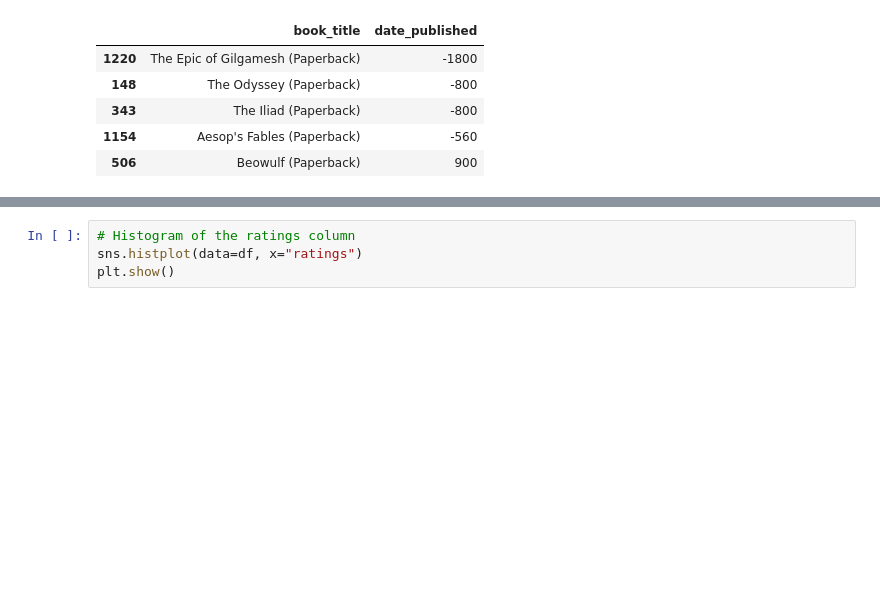
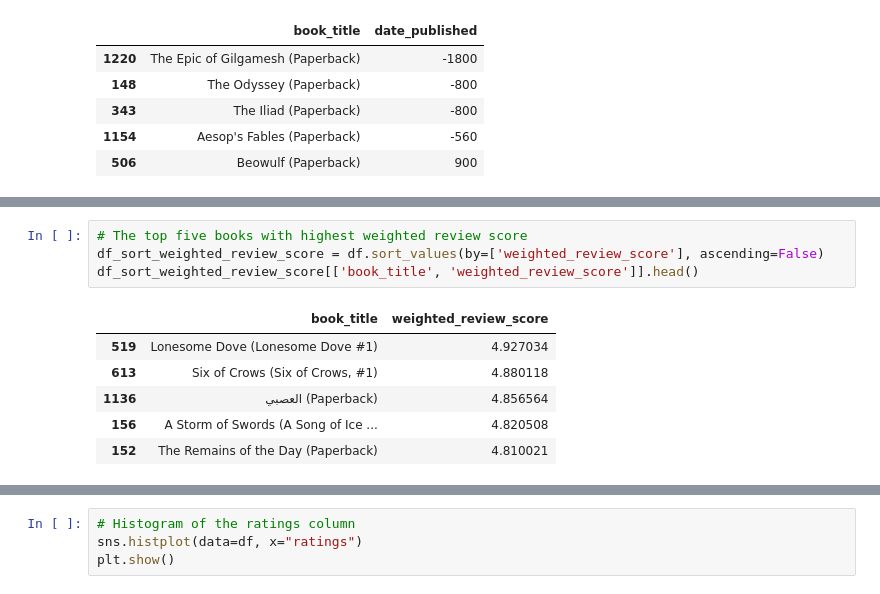
Before and after one commit to codeteme/goodreads_sales_prediction, a Jupyter notebook: scripts/analysis.ipynb, the cells around one changed output, grey strips where cells are left out. Drawn from its saved outputs; the diff is of its cells as text; blank space fills up the shorter version.

```diff
--- a/scripts/analysis.ipynb
+++ b/scripts/analysis.ipynb
@@ -145,0 +155,11 @@ df_sort_book_shelves[['book_title', 'date_published']].head()
+# %%
+# The top five books with highest weighted review score
+df_sort_weighted_review_score = df.sort_values(by=['weighted_review_score'], ascending=False)
+df_sort_weighted_review_score[['book_title', 'weighted_review_score']].head()
+# %% [output]
+|  | book_title | weighted_review_score |
+| 519 | Lonesome Dove (Lonesome Dove #1) | 4.927034 |
+| 613 | Six of Crows (Six of Crows, #1) | 4.880118 |
+| 1136 | العصبي (Paperback) | 4.856564 |
+| 156 | A Storm of Swords (A Song of Ice ... | 4.820508 |
+| 152 | The Remains of the Day (Paperback) | 4.810021 |
```
Also changed, not shown: parts of 15 cells of this notebook, 4 other files.
